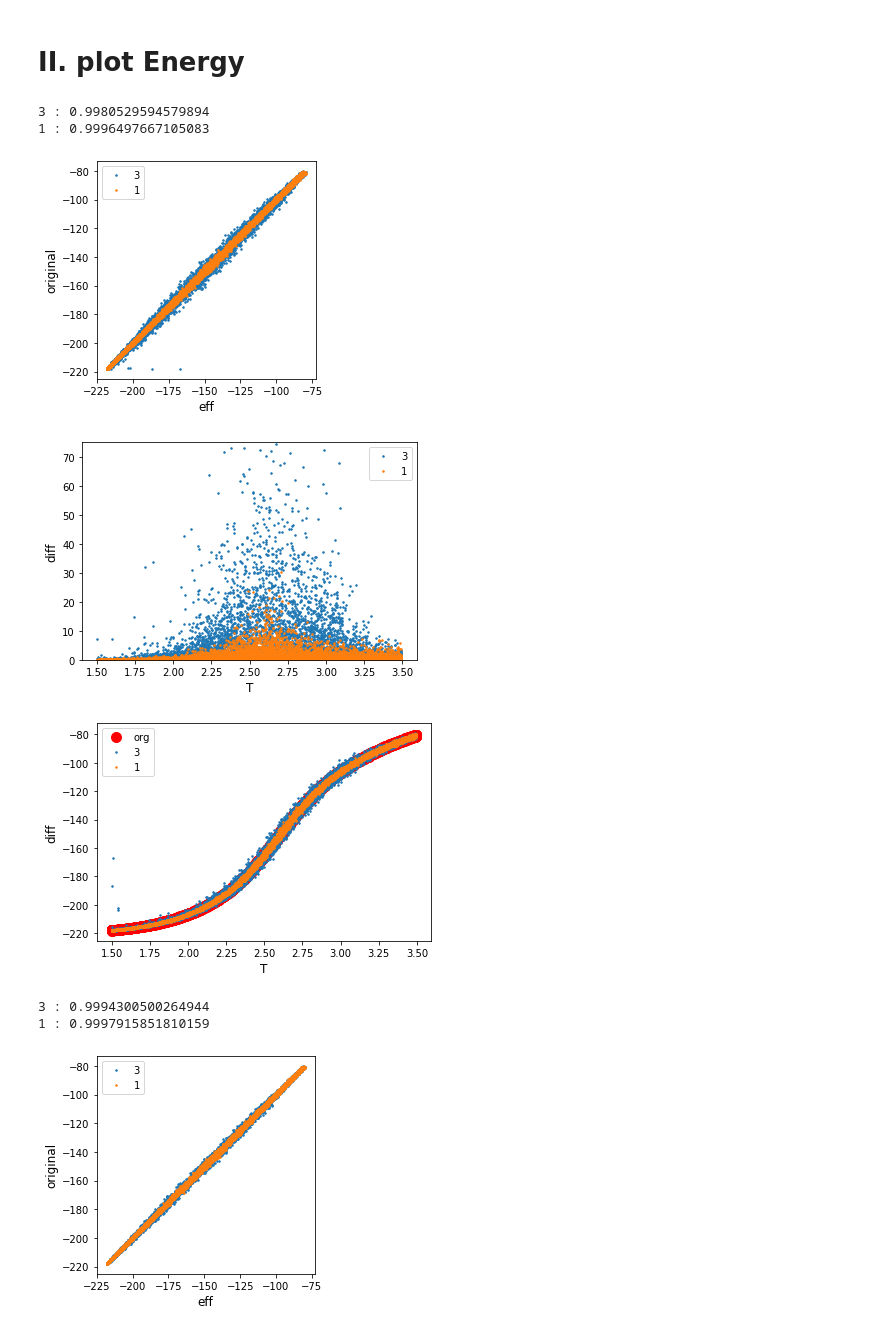
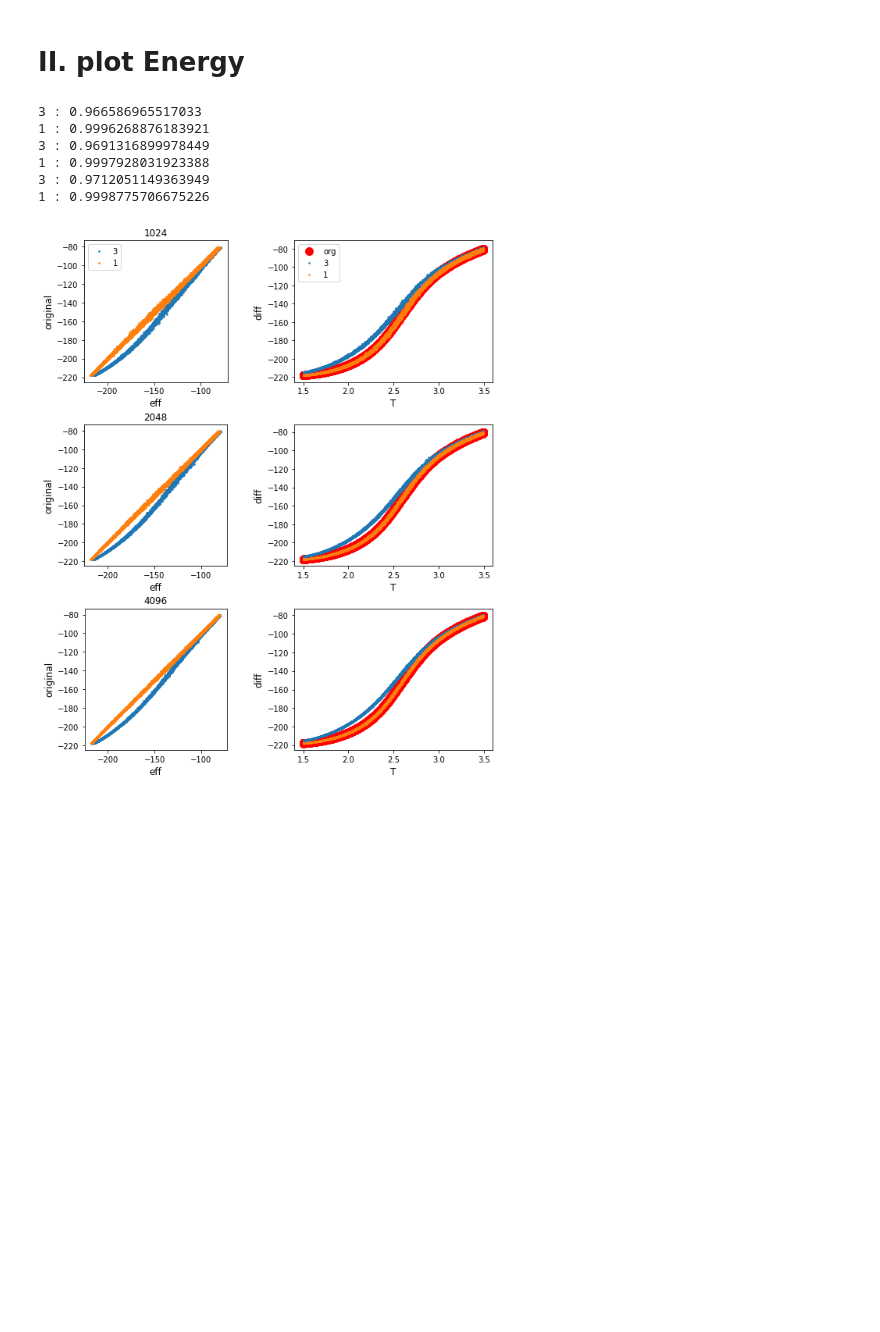
Before and after one commit to aadeliee22/MCMCIsing_SLMC, a Jupyter notebook: python/5th+6th/plaquette&fit.ipynb, the cells around one changed output. Drawn from its saved outputs; the diff is of its cells as text; code cells hidden in the pictures; blank space fills up the shorter version.

```diff
--- a/python/5th+6th/plaquette&fit.ipynb
+++ b/python/5th+6th/plaquette&fit.ipynb
@@ -43,17 +39,19 @@ Plaquette of L = 10, 20, 40
 # %% [markdown]
 # I. plot All
 # %%
-fit_path = '../txtfiles-6/plot_A/plot_' + 'eff'
+fig, ax = plt.subplots(2, 2, figsize=(12, 8))
+fit_path = '../txtfiles-6/plot_A/plot_' + 'srch'
 fit = []
 fit.append(pd.read_csv(fit_path + '_1_1.txt', sep = ' ', header = 1))
 fit.append(pd.read_csv(fit_path + '_2_1.txt', sep = ' ', header = 1))
 fit.append(pd.read_csv(fit_path + '_3_1.txt', sep = ' ', header = 1))
 for j in range (4):
-    plt.plot(p[0].temperature, p[0][cols[j]], 'r.', markersize = 10, markerfacecolor = None, linestyle = 'None', label = 'original')
+    ax[int(j/2), j%2].plot(p[0].temperature, p[0][cols[j]], 'r.', markersize = 10, markerfacecolor = None, linestyle = 'None', label = 'original')
     for i in range (len(fit)):
-        plt.plot(fit[i].temperature[fit[i].temperature>=1.5], fit[i][cols[j]][fit[i].temperature>=1.5], '.', markersize = 3, label = i+1)
-    plt.xlabel('T', fontsize=14)
-    plt.ylabel(cols[j], fontsize=14)
-    plt.legend()
-    plt.show()
+        ax[int(j/2), j%2].plot(fit[i].temperature[fit[i].temperature>=1.5], fit[i][cols[j]][fit[i].temperature>=1.5], '.', markersize = 3, label = i+1)
+    ax[int(j/2), j%2].set_xlabel('T', fontsize=14)
+    ax[int(j/2), j%2].set_ylabel(cols[j], fontsize=14)
+ax[0,0].legend(loc='center left')
+plt.suptitle('method 2.1', fontsize=15)
+plt.show()
 # %% [output]
@@ -103,49 +97,43 @@ for i in range (int(len(fit)/2)): # 1024, 2048, 4096
     plt.legend()
     plt.show()
 # %%
+fig, ax = plt.subplots(3, 2, figsize=(10, 12))
 fit = []
 labels = ['3', '1']
-target = 'eff' # met, eff, srch
+titles = ['1024', '2048', '4096']
+target = 'srch' # met, eff, srch
 fit_path = '../txtfiles-6/plot_ene/' + target
 fit.append(pd.read_csv(fit_path + '_3_1024.txt', sep = ' ', header = 1))
 fit.append(pd.read_csv(fit_path + '_1_1024.txt', sep = ' ', header = 1))
 fit.append(pd.read_csv(fit_path + '_3_2048.txt', sep = ' ', header = 1))
 fit.append(pd.read_csv(fit_path + '_1_2048.txt', sep = ' ', header = 1))
+fit.append(pd.read_csv(fit_path + '_3_4096.txt', sep = ' ', header = 1))
 fit.append(pd.read_csv(fit_path + '_1_4096.txt', sep = ' ', header = 1))
-fit.append(pd.read_csv(fit_path + '_3_4096.txt', sep = ' ', header = 1))
 
 for i in range (int(len(fit)/2)): # 1024, 2048, 4096
     for j in range (len(labels)): # nnn nth = 1, 3
         R2 = 1 - np.sum((np.array(fit[2*i+j].e) - np.array(q.e))**2) / np.sum((fit[2*i+j].e - np.average(fit[2*i+j].e))**2)
         print(labels[j], ":", R2)
-        plt.plot(fit[2*i+j].e, q.e, '.', markersize = 3, label = labels[j])
-    plt.gca().set_aspect('equal', adjustable='box')
-    plt.xlabel(target, fontsize=12)
-    plt.ylabel('original', fontsize=12)
-    plt.legend()
-    plt.show()
+        ax[i, 0].plot(fit[2*i+j].e, q.e, '.', markersize = 3, label = labels[j])
+    ax[i, 0].set_aspect('equal', adjustable='box')
+    ax[i, 0].set_xlabel('eff', fontsize=12)
+    ax[i, 0].set_ylabel('original', fontsize=12)
+    ax[i, 0].set_title(titles[i])
 
+    ax[i, 1].plot(q.temp, q.e, 'r.', markersize = 20, markerfacecolor = None, label='org')
     for j in range (2):
-        plt.plot(q.temp, (np.array(fit[2*i+j].e) - np.array(q.e))**2, '.', markersize = 3, label=labels[j])
-    plt.ylim(0, 75)
-    plt.xlabel('T', fontsize=12)
-    plt.ylabel('diff', fontsize=12)
-    plt.legend()
-    plt.show()
-
-    plt.plot(q.temp, q.e, 'r.', markersize = 20, markerfacecolor = None, label='org')
-    for j in range (2):
-        plt.plot(fit[2*i+j].temperature, fit[2*i+j].e, '.', markersize = 3, label=labels[j])
-    plt.xlabel('T', fontsize=12)
-    plt.ylabel('diff', fontsize=12)
-    plt.legend()
-    plt.show()
+        ax[i, 1].plot(fit[2*i+j].temperature, fit[2*i+j].e, '.', markersize = 3, label=labels[j])
+    ax[i, 1].set_xlabel('T', fontsize=12)
+    ax[i, 1].set_ylabel('diff', fontsize=12)
+    plt.subplots_adjust(hspace=0.3)
+ax[0,0].legend()
+ax[0, 1].legend()
+plt.show()
 # %% [output]
-3 : 0.9980529594579894
-1 : 0.9996497667105083
+3 : 0.966586965517033
+1 : 0.9996268876183921
+3 : 0.9691316899978449
+1 : 0.9997928031923388
+3 : 0.9712051149363949
+1 : 0.9998775706675226
-[figure, old version]
+[figure, new version]
-[figure, removed]
-[figure, removed]
-3 : 0.9994300500264944
-1 : 0.9997915851810159
-[figure, removed]
```
Also changed, not shown: parts of 4 cells of this notebook, 24 other files.
